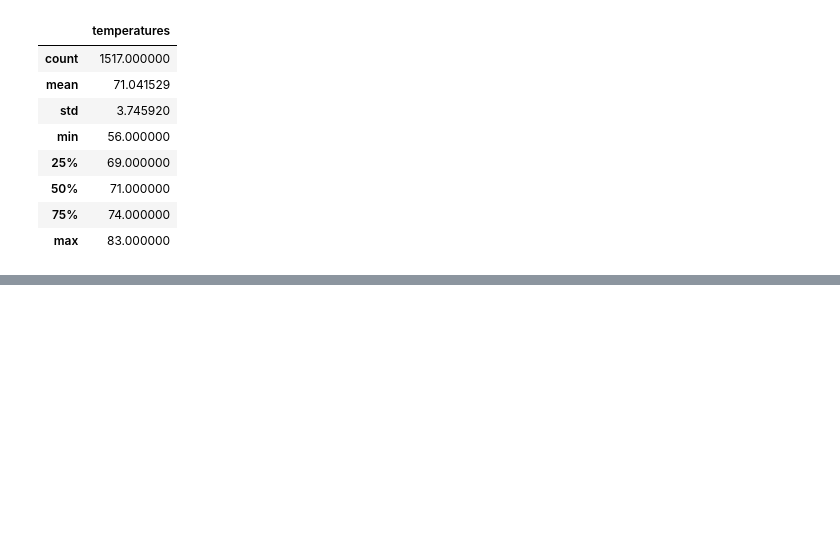
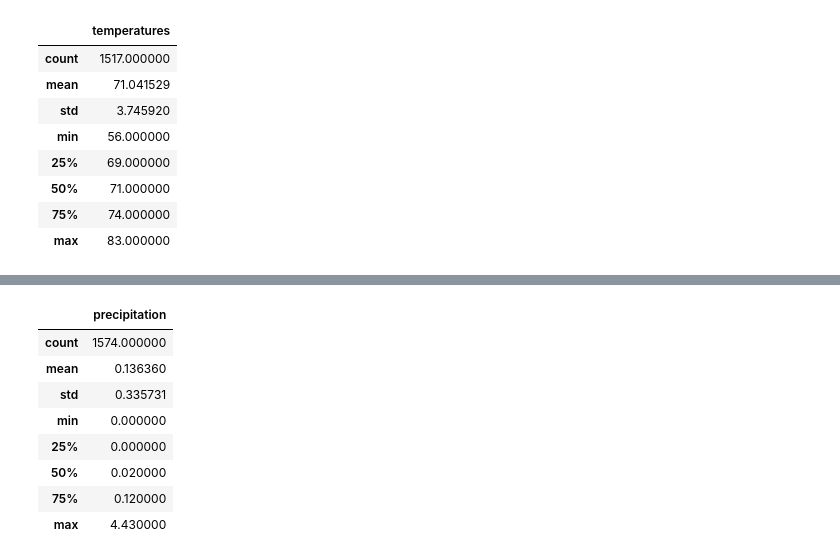
Before and after one commit to lyanneagger/surfs_up, a Jupyter notebook: SurfsUp_Challenge.ipynb, the cells around one changed output, grey strips where cells are left out. Drawn from its saved outputs; the diff is of its cells as text; code cells hidden in the pictures; blank space fills up the shorter version.

```diff
--- a/SurfsUp_Challenge.ipynb
+++ b/SurfsUp_Challenge.ipynb
@@ -166,0 +169,8 @@ dec_df.describe()
+# %%
+month = 6
+
+# Perform a query to retrieve the data and temps
+june_precip = session.query(Measurement.date, Measurement.prcp).filter(extract('month', Measurement.date)==6).all()
+juneprcp_df = pd.DataFrame(june_precip, columns=['date','precipitation'])
+juneprcp_df.set_index(juneprcp_df['date'], inplace=True)
+print(juneprcp_df.to_string(index=False))
@@ -166,0 +195,12 @@ dec_df.describe()
+# %%
+juneprcp_df.describe()
+# %% [output]
+|  | precipitation |
+| count | 1574.000000 |
+| mean | 0.136360 |
+| std | 0.335731 |
+| min | 0.000000 |
+| 25% | 0.000000 |
+| 50% | 0.020000 |
+| 75% | 0.120000 |
+| max | 4.430000 |
```
Also changed, not shown: parts of 4 cells of this notebook, 4 other files.
